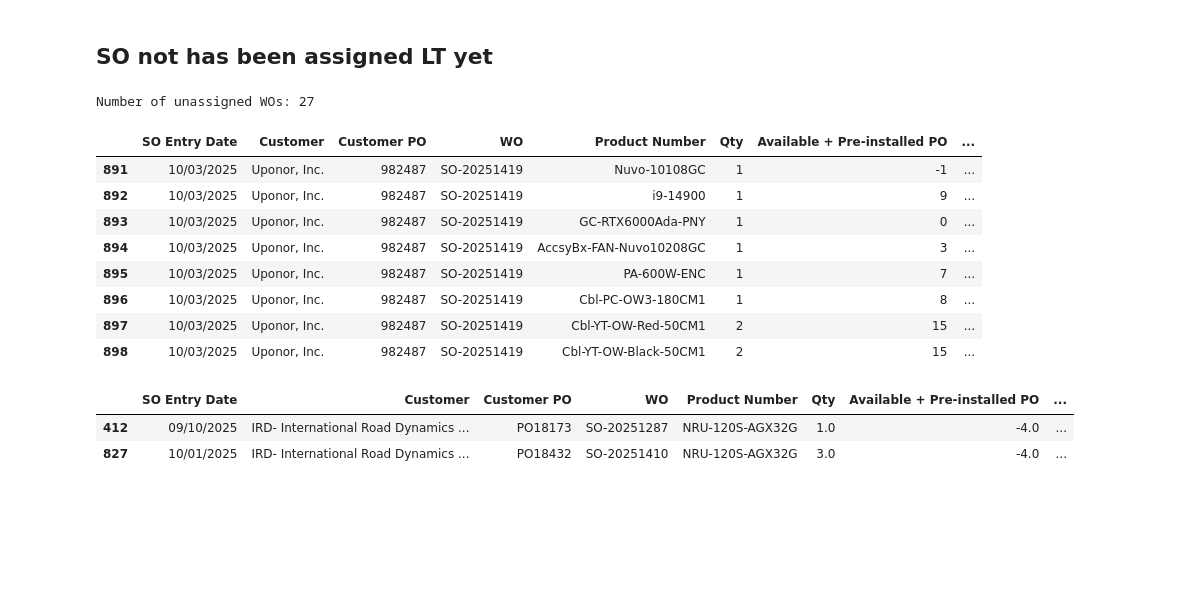
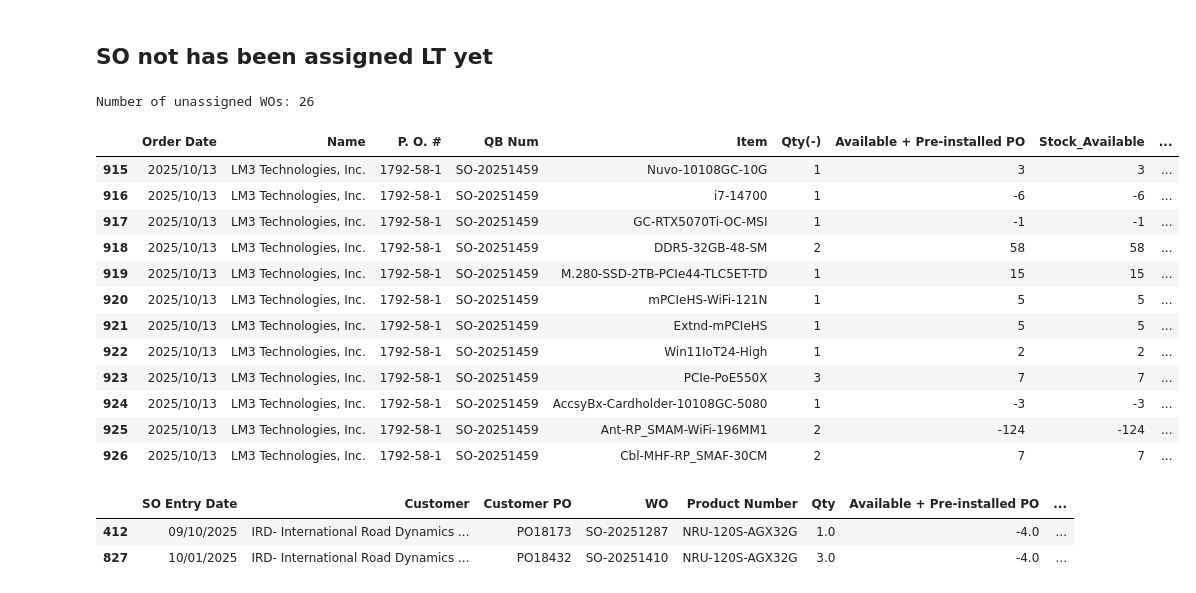
Before and after one commit to playoung2818/ERP_System, a Jupyter notebook: ERP_Dashboard.ipynb, the cells around one changed output. Cells and saved outputs as stored; diff of their text form; code cells hidden in the pictures; blank space fills up the shorter version.

```diff
--- a/ERP_Dashboard.ipynb
+++ b/ERP_Dashboard.ipynb
@@ -77,12 +77,12 @@ def search_items(query: str, top_k: int = 15) -> pd.DataFrame:
 df = pd.read_sql_table("wo_structured", con=engine, schema="public")
 
 ERP_df= df[['Order Date', "Name", "P. O. #", "QB Num", "Item", 'Qty(-)',
-                              "Available + Pre-installed PO", 'Stock_Available', "Assigned Q'ty", 'In Stock(Inventory)', 'On Hand', 'On Sales Order', 'On PO', 'Reorder Pt (Min)', 'Available + On PO', 'Sales/Week', 'Recommended Restock Qty', 'Ship Date', 'Picked']]
+                              "Available + Pre-installed PO", 'Available', "Assigned Q'ty", 'On Hand - WIP', 'On Hand', 'On Sales Order', 'On PO', 'Reorder Pt (Min)', 'Available + On PO', 'Sales/Week', 'Recommended Restock Qty', 'Ship Date', 'Picked']]
 
 ERP_df = ERP_df.copy()
 
 ERP_df['SO_Status'] = np.where(
-    ERP_df['Stock_Available'] < 0, 'Shortage', 'Available'
+    ERP_df['Available'] < 0, 'Shortage', 'Available'
 )
 # %% [markdown]
 ## SO not has been assigned LT yet
@@ -186,9 +186,9 @@ col_widths = {
     "P. O. #": 15,
     "QB Num": 15,
     "Qty(-)": 10,
-    "Stock_Available": 15,
+    "Available": 15,
     'Available + Pre-installed PO': 25,
-    'In Stock(Inventory)': 20,
+    'On Hand - WIP': 20,
     'Reorder Pt (Min)': 15,
     'Recommended Restock Qty': 20,
     'On Sales Order': 15
@@ -199,7 +199,7 @@ for col_name, width in col_widths.items():
         ws.column_dimensions[col_letter].width = width
 
 # Center-align specific columns on Sheet1
-for col_name in ["Qty", "Available + Pre-installed PO", "Stock_Available"]:
+for col_name in ["Qty", "Available + Pre-installed PO", "Available"]:
     if col_name in col_map:
         col_idx = col_map[col_name]
         for row in ws.iter_rows(min_row=2, max_row=ws.max_row, min_col=col_idx, max_col=col_idx):
@@ -284,17 +284,17 @@ unique_wo_count = Not_assgned_SO["QB Num"].nunique() if "QB Num" in Not_assgned_
 print(f"Number of unassigned WOs: {unique_wo_count}")
 # print(f"Written:\n  - Sheet '{today_str}' (formerly Sheet1)\n  - Sheet 'Sheet2' (SO Entry Date == {target_date}) -> {len(today_only)} rows")
 # %% [output]
-Number of unassigned WOs: 27
+Number of unassigned WOs: 26
 # %%
 
-filtered_df = ERP_df[ERP_df['WO'] == 'SO-20251419']
+filtered_df = ERP_df[ERP_df['QB Num'] == 'SO-20251459']
 
 # filtered_df = ERP_df[ERP_df['Customer'] == 'Aerflite Canada Inc.']
 
 
 # Make Lead Time real datetimes
 filtered_df = filtered_df.copy()
-filtered_df['Lead Time'] = pd.to_datetime(filtered_df['Lead Time'], errors='coerce')
+filtered_df['Ship Date'] = pd.to_datetime(filtered_df['Ship Date'], errors='coerce')
 
 
 # Create styled object
@@ -321,43 +321,47 @@ styled = (
              ('border', '1px solid #555'),
              ('text-align', 'center'),
              ('padding', '4px 6px')
          ]},
 
         # Highlight column header (Available + Pre-installed PO)
         {'selector': 'th.col' + str(filtered_df.columns.get_loc('Available + Pre-installed PO')),
          'props': [
              ('background-color', '#ffae42'),
              ('color', 'black'),
              ('font-weight', 'bold'),
              ('border', '1px solid #777'),
              ('min-width', '100px')
          ]},
 
         # Widen Lead Time column
-        {'selector': 'th.col' + str(filtered_df.columns.get_loc('Lead Time')),
+        {'selector': 'th.col' + str(filtered_df.columns.get_loc('Ship Date')),
          'props': [
              ('min-width', '120px'),     # increase column width
              ('max-width', '150px')
          ]},
 
         # Optional — hover effect
         {'selector': 'tbody tr:hover',
          'props': [('background-color', '#333')]}
     ])
     .format({'Lead Time': fmt_date}, precision=0, na_rep='', thousands=',')
 )
 
 display(styled)
 # %% [output]
-|  | SO Entry Date | Customer | Customer PO | WO | Product Number | Qty | Available + Pre-installed PO | ... |
-| 891 | 10/03/2025 | Uponor, Inc. | 982487 | SO-20251419 | Nuvo-10108GC | 1 | -1 | ... |
-| 892 | 10/03/2025 | Uponor, Inc. | 982487 | SO-20251419 | i9-14900 | 1 | 9 | ... |
-| 893 | 10/03/2025 | Uponor, Inc. | 982487 | SO-20251419 | GC-RTX6000Ada-PNY | 1 | 0 | ... |
-| 894 | 10/03/2025 | Uponor, Inc. | 982487 | SO-20251419 | AccsyBx-FAN-Nuvo10208GC | 1 | 3 | ... |
-| 895 | 10/03/2025 | Uponor, Inc. | 982487 | SO-20251419 | PA-600W-ENC | 1 | 7 | ... |
-| 896 | 10/03/2025 | Uponor, Inc. | 982487 | SO-20251419 | Cbl-PC-OW3-180CM1 | 1 | 8 | ... |
-| 897 | 10/03/2025 | Uponor, Inc. | 982487 | SO-20251419 | Cbl-YT-OW-Red-50CM1 | 2 | 15 | ... |
-| 898 | 10/03/2025 | Uponor, Inc. | 982487 | SO-20251419 | Cbl-YT-OW-Black-50CM1 | 2 | 15 | ... |
+|  | Order Date | Name | P. O. # | QB Num | Item | Qty(-) | Available + Pre-installed PO | Stock_Available | ... |
+| 915 | 2025/10/13 | LM3 Technologies, Inc. | 1792-58-1 | SO-20251459 | Nuvo-10108GC-10G | 1 | 3 | 3 | ... |
+| 916 | 2025/10/13 | LM3 Technologies, Inc. | 1792-58-1 | SO-20251459 | i7-14700 | 1 | -6 | -6 | ... |
+| 917 | 2025/10/13 | LM3 Technologies, Inc. | 1792-58-1 | SO-20251459 | GC-RTX5070Ti-OC-MSI | 1 | -1 | -1 | ... |
+| 918 | 2025/10/13 | LM3 Technologies, Inc. | 1792-58-1 | SO-20251459 | DDR5-32GB-48-SM | 2 | 58 | 58 | ... |
+| 919 | 2025/10/13 | LM3 Technologies, Inc. | 1792-58-1 | SO-20251459 | M.280-SSD-2TB-PCIe44-TLC5ET-TD | 1 | 15 | 15 | ... |
+| 920 | 2025/10/13 | LM3 Technologies, Inc. | 1792-58-1 | SO-20251459 | mPCIeHS-WiFi-121N | 1 | 5 | 5 | ... |
+| 921 | 2025/10/13 | LM3 Technologies, Inc. | 1792-58-1 | SO-20251459 | Extnd-mPCIeHS | 1 | 5 | 5 | ... |
+| 922 | 2025/10/13 | LM3 Technologies, Inc. | 1792-58-1 | SO-20251459 | Win11IoT24-High | 1 | 2 | 2 | ... |
+| 923 | 2025/10/13 | LM3 Technologies, Inc. | 1792-58-1 | SO-20251459 | PCIe-PoE550X | 3 | 7 | 7 | ... |
+| 924 | 2025/10/13 | LM3 Technologies, Inc. | 1792-58-1 | SO-20251459 | AccsyBx-Cardholder-10108GC-5080 | 1 | -3 | -3 | ... |
+| 925 | 2025/10/13 | LM3 Technologies, Inc. | 1792-58-1 | SO-20251459 | Ant-RP_SMAM-WiFi-196MM1 | 2 | -124 | -124 | ... |
+| 926 | 2025/10/13 | LM3 Technologies, Inc. | 1792-58-1 | SO-20251459 | Cbl-MHF-RP_SMAF-30CM | 2 | 7 | 7 | ... |
 # %%
 filtered_df = ERP_df[ERP_df['Product Number'] == 'NRU-120S-AGX32G'].sort_values(by='Lead Time',ascending=True)
 filtered_df
```
Also changed, not shown: 3 other files.
